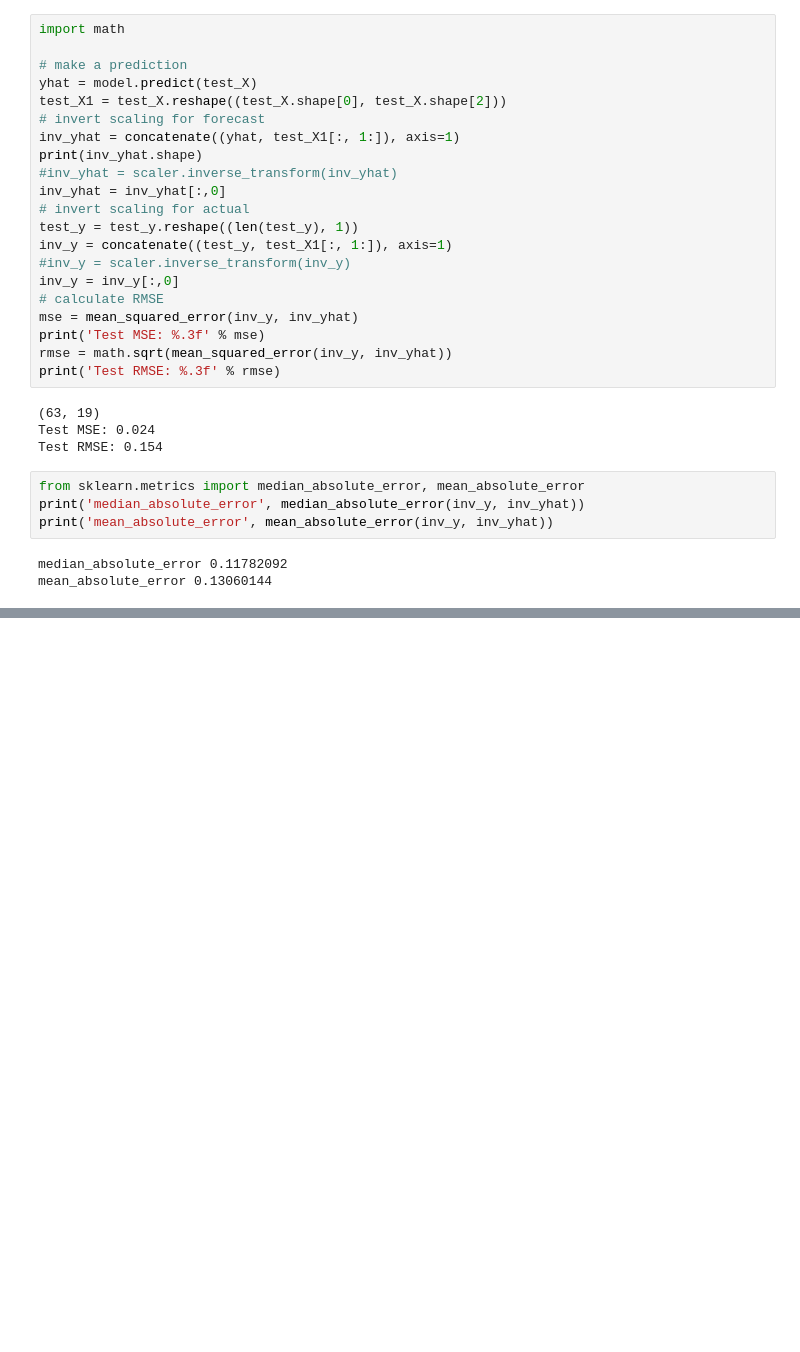
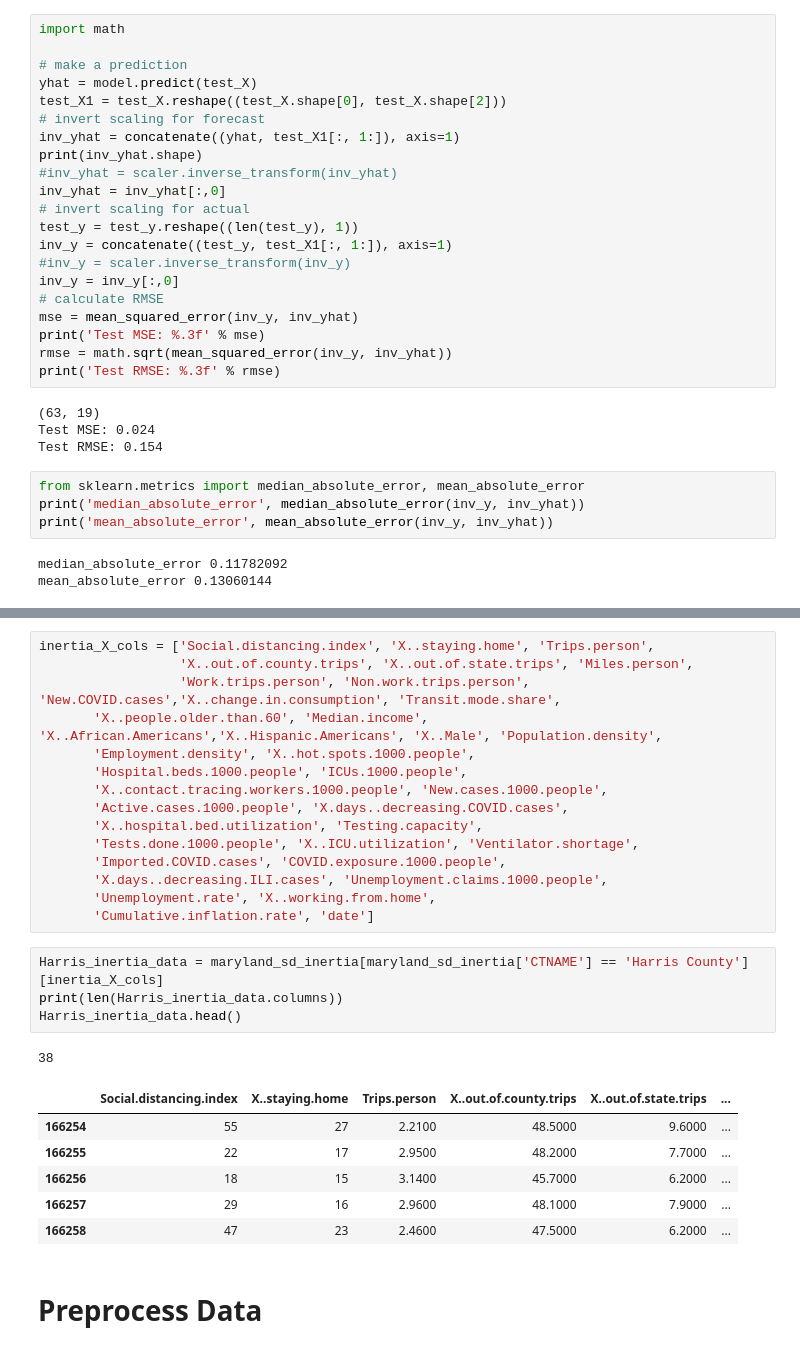
Before and after one commit to jeyasri-s2/meansquares, a Jupyter notebook: version2/modeling/lstm/TX_TimeSeriesLSTM.ipynb, the cells around one changed output, grey strips where cells are left out. Cells and saved outputs as stored; diff of their text form; blank space fills up the shorter version.

```diff
--- a/version2/modeling/lstm/TX_TimeSeriesLSTM.ipynb
+++ b/version2/modeling/lstm/TX_TimeSeriesLSTM.ipynb
@@ -323,0 +379,29 @@ mean_absolute_error 0.13060144
+# %%
+inertia_X_cols = ['Social.distancing.index', 'X..staying.home', 'Trips.person',
+                  'X..out.of.county.trips', 'X..out.of.state.trips', 'Miles.person',
+                  'Work.trips.person', 'Non.work.trips.person', 'New.COVID.cases','X..change.in.consumption', 'Transit.mode.share',
+       'X..people.older.than.60', 'Median.income', 'X..African.Americans','X..Hispanic.Americans', 'X..Male', 'Population.density',
+       'Employment.density', 'X..hot.spots.1000.people',
+       'Hospital.beds.1000.people', 'ICUs.1000.people',
+       'X..contact.tracing.workers.1000.people', 'New.cases.1000.people',
+       'Active.cases.1000.people', 'X.days..decreasing.COVID.cases',
+       'X..hospital.bed.utilization', 'Testing.capacity',
+       'Tests.done.1000.people', 'X..ICU.utilization', 'Ventilator.shortage',
+       'Imported.COVID.cases', 'COVID.exposure.1000.people',
+       'X.days..decreasing.ILI.cases', 'Unemployment.claims.1000.people',
+       'Unemployment.rate', 'X..working.from.home',
+       'Cumulative.inflation.rate', 'date']
+# %%
+Harris_inertia_data = maryland_sd_inertia[maryland_sd_inertia['CTNAME'] == 'Harris County'][inertia_X_cols]
+print(len(Harris_inertia_data.columns))
+Harris_inertia_data.head()
+# %% [output]
+38
+|  | Social.distancing.index | X..staying.home | Trips.person | X..out.of.county.trips | X..out.of.state.trips | ... |
+| 166254 | 55 | 27 | 2.2100 | 48.5000 | 9.6000 | ... |
+| 166255 | 22 | 17 | 2.9500 | 48.2000 | 7.7000 | ... |
+| 166256 | 18 | 15 | 3.1400 | 45.7000 | 6.2000 | ... |
+| 166257 | 29 | 16 | 2.9600 | 48.1000 | 7.9000 | ... |
+| 166258 | 47 | 23 | 2.4600 | 47.5000 | 6.2000 | ... |
+# %% [markdown]
+# Preprocess Data
```
Also changed, not shown: parts of 14 cells of this notebook.
